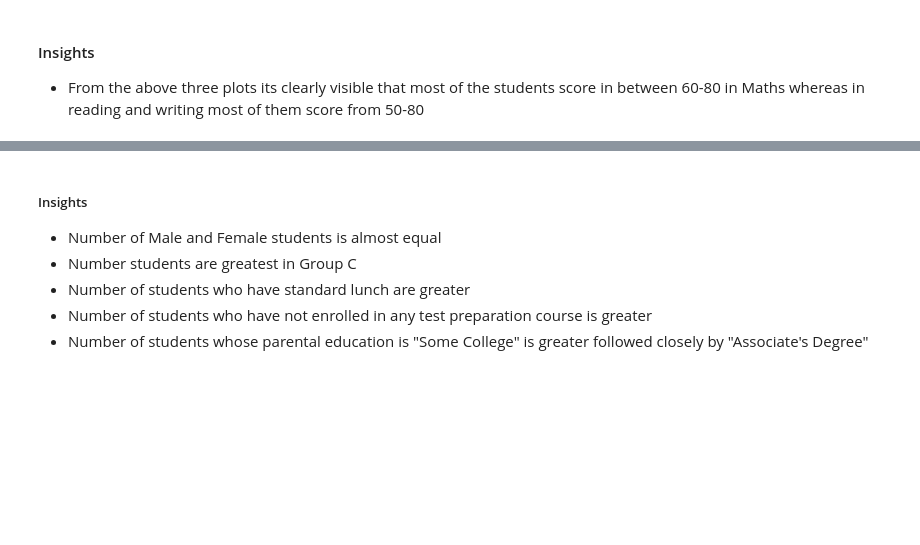
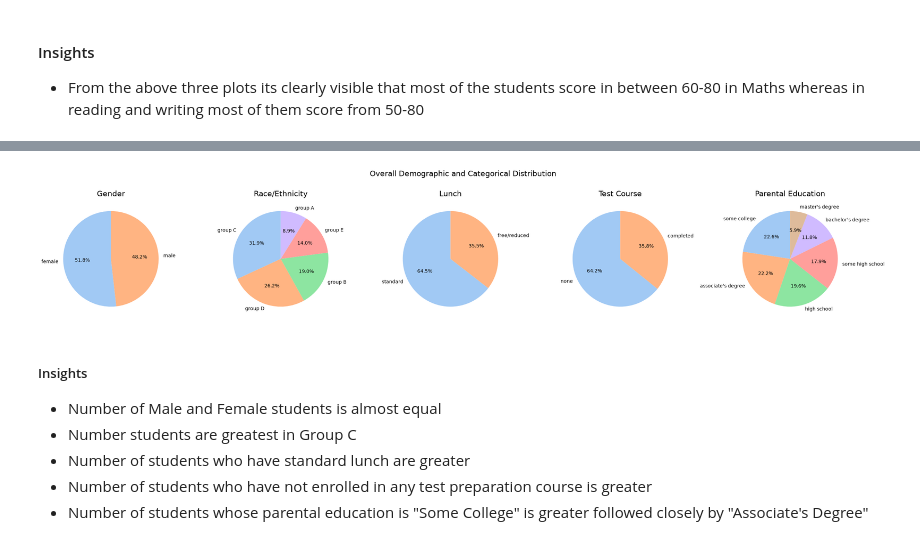
Before and after one commit to fiorellatrigo/mlproject, a Jupyter notebook: notebook/1 . EDA STUDENT PERFORMANCE .ipynb, the cells around one changed output, grey strips where cells are left out. Drawn from its saved outputs; the diff is of its cells as text; code cells hidden in the pictures; blank space fills up the shorter version.

```diff
--- a/notebook/1 . EDA STUDENT PERFORMANCE .ipynb
+++ b/notebook/1 . EDA STUDENT PERFORMANCE .ipynb
@@ -374,63 +380,36 @@ plt.show()
 # %%
-plt.rcParams['figure.figsize'] = (30, 12)
+fig, axs = plt.subplots(1, 5, figsize=(25, 5))
 
-plt.subplot(1, 5, 1)
-size = df['gender'].value_counts()
-labels = 'Female', 'Male'
-color = ['red','green']
+# Plot 1: Gender distribution
+gender_counts = df['gender'].value_counts()
+axs[0].pie(gender_counts, labels=gender_counts.index, colors=sns.color_palette('pastel'), autopct='%1.1f%%', startangle=90)
+axs[0].set_title('Gender', fontsize=16)
 
+# Plot 2: Race/Ethnicity distribution
+race_counts = df['race_ethnicity'].value_counts()
+axs[1].pie(race_counts, labels=race_counts.index, colors=sns.color_palette('pastel'), autopct='%1.1f%%', startangle=90)
+axs[1].set_title('Race/Ethnicity', fontsize=16)
 
-plt.pie(size, colors = color, labels = labels,autopct = '.%2f%%')
-plt.title('Gender', fontsize = 20)
-plt.axis('off')
+# Plot 3: Lunch type distribution
+lunch_counts = df['lunch'].value_counts()
+axs[2].pie(lunch_counts, labels=lunch_counts.index, colors=sns.color_palette('pastel'), autopct='%1.1f%%', startangle=90)
+axs[2].set_title('Lunch', fontsize=16)
 
+# Plot 4: Test preparation course status
+prep_counts = df['test_preparation_course'].value_counts()
+axs[3].pie(prep_counts, labels=prep_counts.index, colors=sns.color_palette('pastel'), autopct='%1.1f%%', startangle=90)
+axs[3].set_title('Test Course', fontsize=16)
 
+# Plot 5: Parental level of education distribution
+edu_counts = df['parental_level_of_education'].value_counts()
+axs[4].pie(edu_counts, labels=edu_counts.index, colors=sns.color_palette('pastel'), autopct='%1.1f%%', startangle=90)
+axs[4].set_title('Parental Education', fontsize=16)
 
-plt.subplot(1, 5, 2)
-size = df['race/ethnicity'].value_counts()
-labels = 'Group C', 'Group D','Group B','Group E','Group A'
-color = ['red', 'green', 'blue', 'cyan','orange']
-
-plt.pie(size, colors = color,labels = labels,autopct = '.%2f%%')
-plt.title('Race/Ethnicity', fontsize = 20)
-plt.axis('off')
-
-
-
-plt.subplot(1, 5, 3)
-size = df['lunch'].value_counts()
-labels = 'Standard', 'Free'
-color = ['red','green']
-
-plt.pie(size, colors = color,labels = labels,autopct = '.%2f%%')
-plt.title('Lunch', fontsize = 20)
-plt.axis('off')
-
-
-plt.subplot(1, 5, 4)
-size = df['test preparation course'].value_counts()
-labels = 'None', 'Completed'
-color = ['red','green']
-
-plt.pie(size, colors = color,labels = labels,autopct = '.%2f%%')
-plt.title('Test Course', fontsize = 20)
-plt.axis('off')
-
-
-plt.subplot(1, 5, 5)
-size = df['parental level of education'].value_counts()
-labels = 'Some College', "Associate's Degree",'High School','Some High School',"Bachelor's Degree","Master's Degree"
-color = ['red', 'green', 'blue', 'cyan','orange','grey']
-
-plt.pie(size, colors = color,labels = labels,autopct = '.%2f%%')
-plt.title('Parental Education', fontsize = 20)
-plt.axis('off')
-
-
+plt.suptitle('Overall Demographic and Categorical Distribution', fontsize=16)
 plt.tight_layout()
-plt.grid()
-
 plt.show()
+# %% [output]
+[figure, added]
 # %% [markdown]
 #####  Insights
 - Number of Male and Female students is almost equal
```
Also changed, not shown: parts of 8 cells of this notebook, 11 other files.
